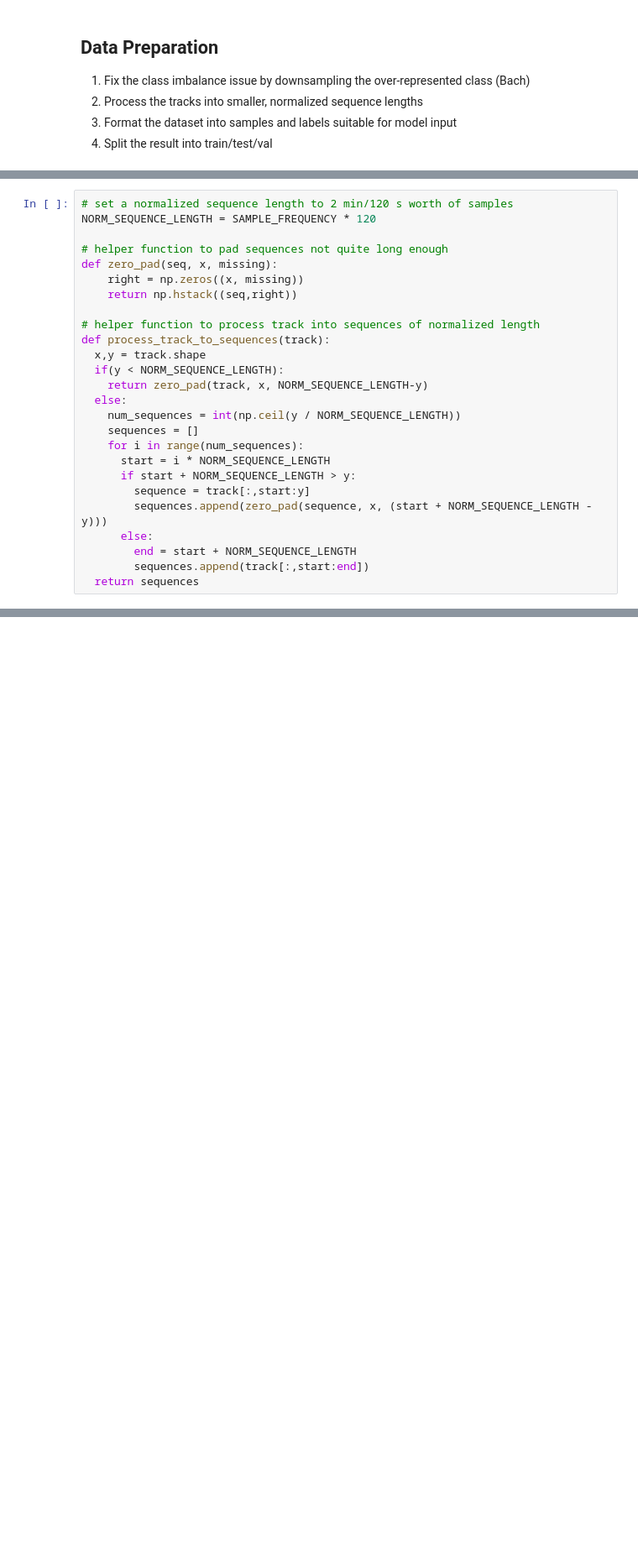
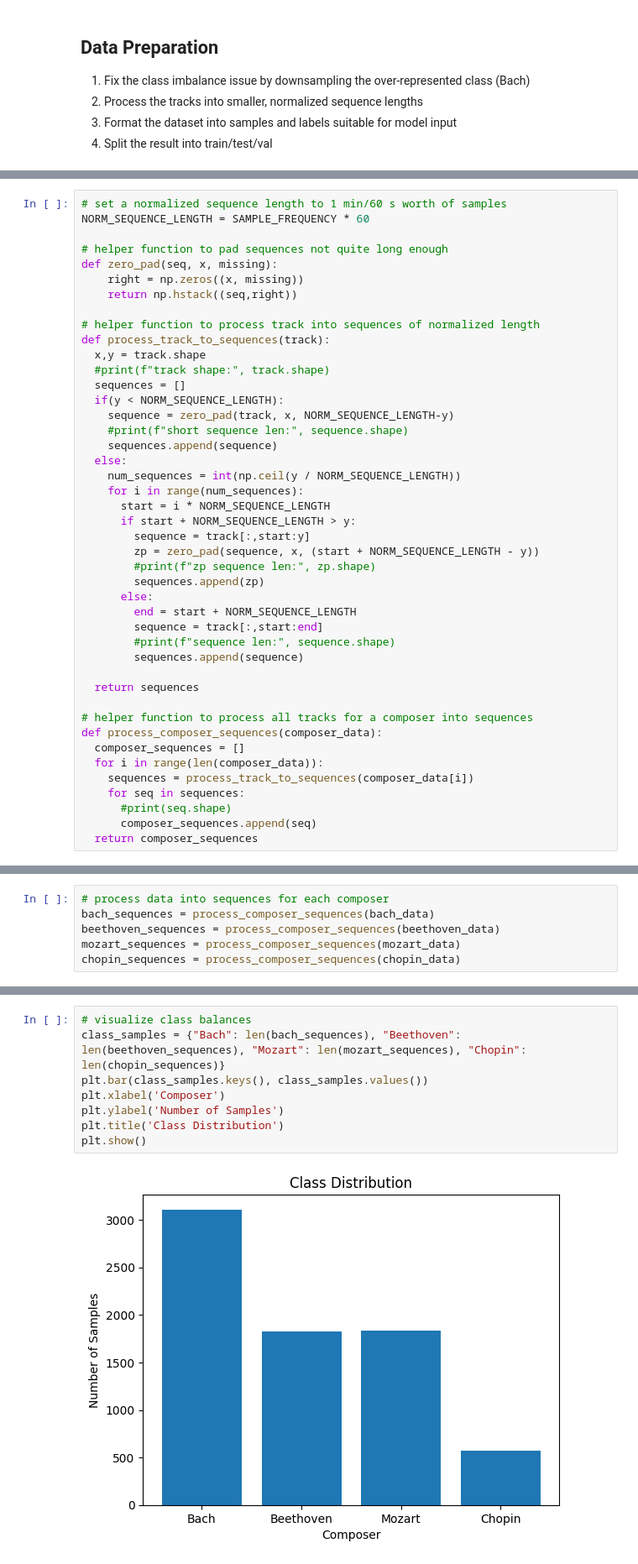
Before and after one commit to t4ai/music-composer-classification, a Jupyter notebook: composer-classifier.ipynb, the cells around one changed output, grey strips where cells are left out. Shown: that part at 84% size. Saved outputs shown, nothing was run; the diff lists cells and outputs as text; blank space fills up the shorter version.

Commit message:
Progress in data prep

```diff
--- a/composer-classifier.ipynb
+++ b/composer-classifier.ipynb
@@ -171,6 +184,6 @@ bach_data_downsampled[0].shape
 # %%
-# set a normalized sequence length to 2 min/120 s worth of samples
-NORM_SEQUENCE_LENGTH = SAMPLE_FREQUENCY * 120
+# set a normalized sequence length to 1 min/60 s worth of samples
+NORM_SEQUENCE_LENGTH = SAMPLE_FREQUENCY * 60
 
 # helper function to pad sequences not quite long enough
 def zero_pad(seq, x, missing):
@@ -180,17 +193,35 @@ def zero_pad(seq, x, missing):
 # helper function to process track into sequences of normalized length
 def process_track_to_sequences(track):
   x,y = track.shape
+  #print(f"track shape:", track.shape)
+  sequences = []
   if(y < NORM_SEQUENCE_LENGTH):
-    return zero_pad(track, x, NORM_SEQUENCE_LENGTH-y)
+    sequence = zero_pad(track, x, NORM_SEQUENCE_LENGTH-y)
+    #print(f"short sequence len:", sequence.shape)
+    sequences.append(sequence)
   else:
     num_sequences = int(np.ceil(y / NORM_SEQUENCE_LENGTH))
-    sequences = []
     for i in range(num_sequences):
       start = i * NORM_SEQUENCE_LENGTH
       if start + NORM_SEQUENCE_LENGTH > y:
         sequence = track[:,start:y]
-        sequences.append(zero_pad(sequence, x, (start + NORM_SEQUENCE_LENGTH - y)))
+        zp = zero_pad(sequence, x, (start + NORM_SEQUENCE_LENGTH - y))
+        #print(f"zp sequence len:", zp.shape)
+        sequences.append(zp)
       else:
         end = start + NORM_SEQUENCE_LENGTH
-        sequences.append(track[:,start:end])
+        sequence = track[:,start:end]
+        #print(f"sequence len:", sequence.shape)
+        sequences.append(sequence)
+
   return sequences
+
+# helper function to process all tracks for a composer into sequences
+def process_composer_sequences(composer_data):
+  composer_sequences = []
+  for i in range(len(composer_data)):
+    sequences = process_track_to_sequences(composer_data[i])
+    for seq in sequences:
+      #print(seq.shape)
+      composer_sequences.append(seq)
+  return composer_sequences
@@ -206,0 +228,6 @@ len(sequences)
+# %%
+# process data into sequences for each composer
+bach_sequences = process_composer_sequences(bach_data)
+beethoven_sequences = process_composer_sequences(beethoven_data)
+mozart_sequences = process_composer_sequences(mozart_data)
+chopin_sequences = process_composer_sequences(chopin_data)
@@ -206,0 +248,10 @@ len(sequences)
+# %%
+# visualize class balances
+class_samples = {"Bach": len(bach_sequences), "Beethoven": len(beethoven_sequences), "Mozart": len(mozart_sequences), "Chopin": len(chopin_sequences)}
+plt.bar(class_samples.keys(), class_samples.values())
+plt.xlabel('Composer')
+plt.ylabel('Number of Samples')
+plt.title('Class Distribution')
+plt.show()
+# %% [output]
+[figure, added]
```
Also changed, not shown: parts of 10 cells of this notebook.
